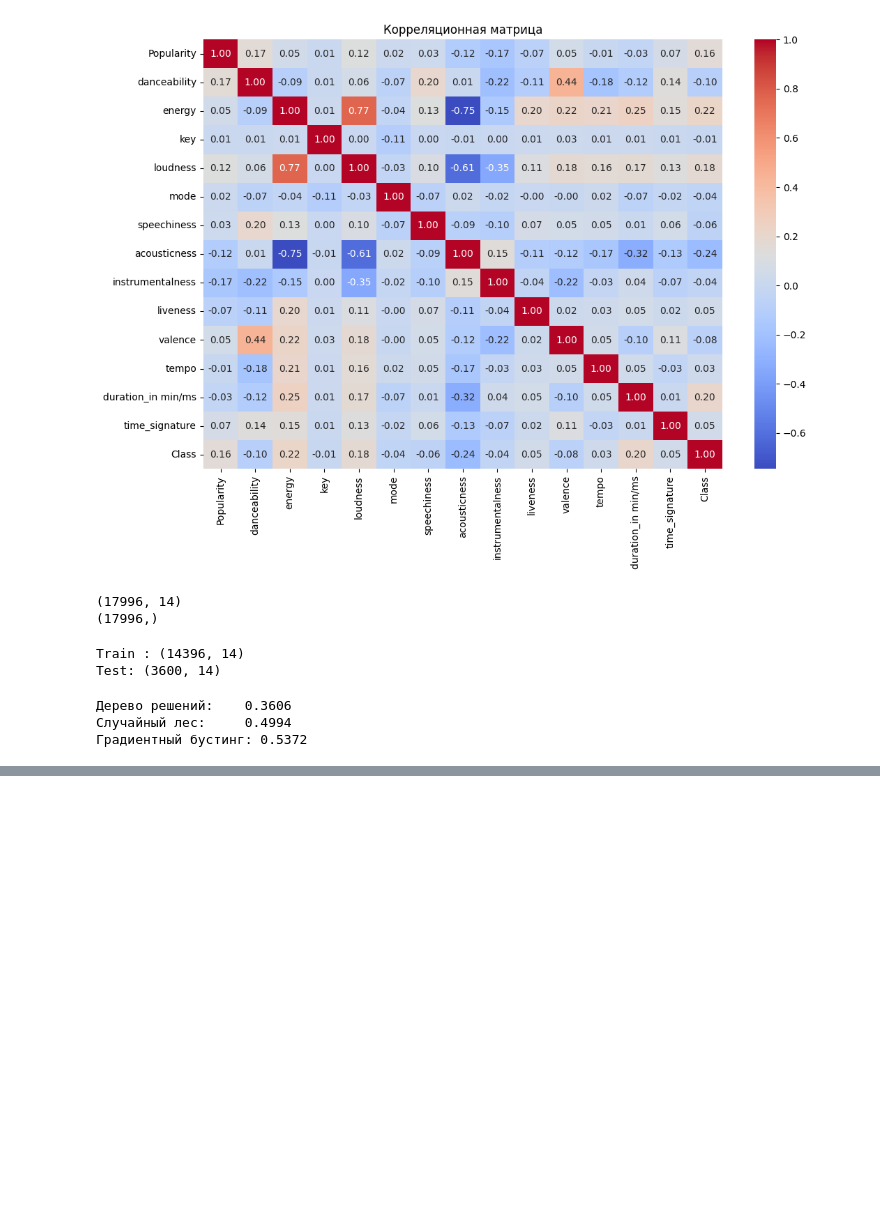
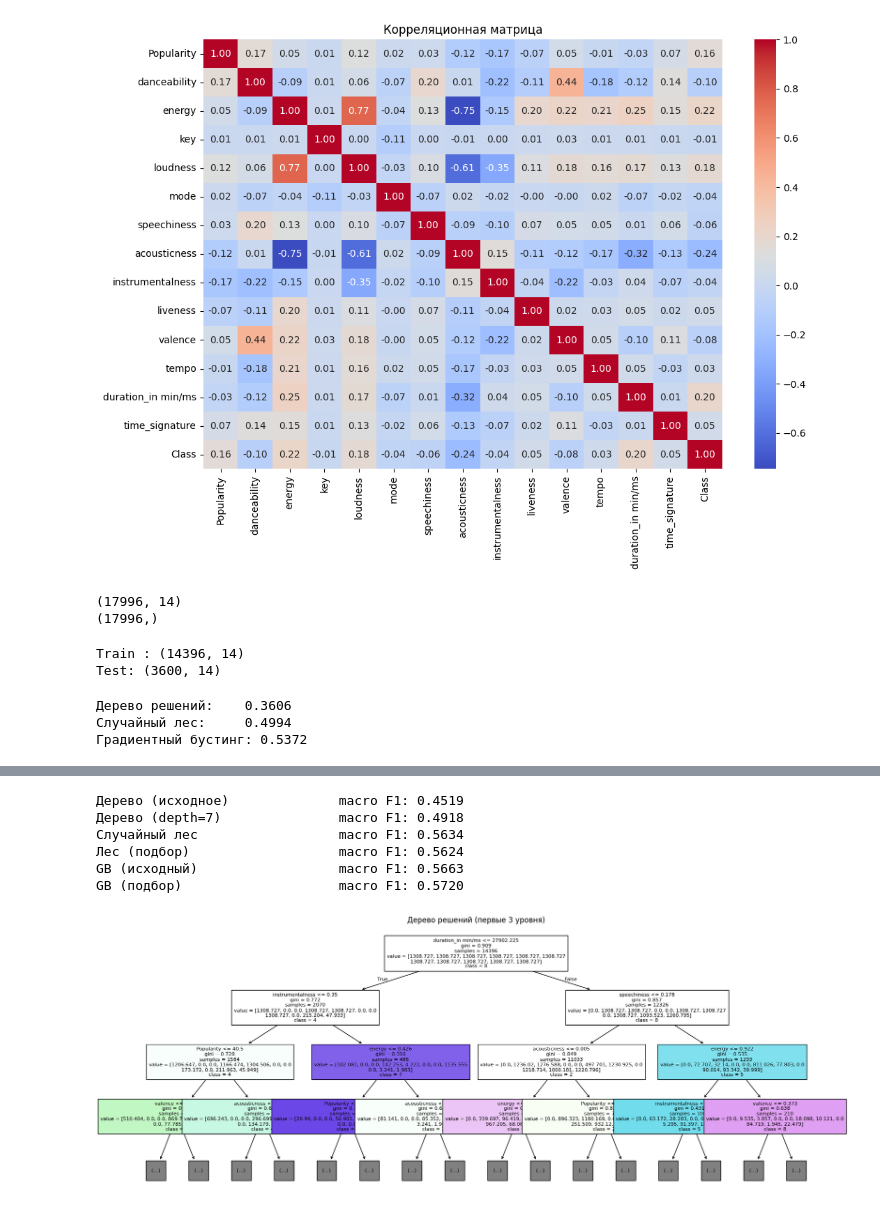
Before and after one commit to vzheltov/machine-learning, a Jupyter notebook: laba2/laba2.ipynb, the cells around one changed output, grey strips where cells are left out. Saved outputs shown, nothing was run; the diff lists cells and outputs as text; code cells hidden in the pictures; blank space fills up the shorter version.

```diff
--- a/laba2/laba2.ipynb
+++ b/laba2/laba2.ipynb
@@ -111,0 +173,7 @@ print(f"Градиентный бустинг: {accuracy_score(y_test, y_pred_gb
+# %%
+dt_best = DecisionTreeClassifier(max_depth=7, random_state=42, class_weight="balanced")
+dt_best.fit(X_train, y_train)
+y_pred_dt_best = dt_best.predict(X_test)
+
+print("=== Улучшенное дерево ===")
+print(classification_report(y_test, y_pred_dt_best))
@@ -111,0 +296,37 @@ print(f"Градиентный бустинг: {accuracy_score(y_test, y_pred_gb
+# %%
+from sklearn.metrics import f1_score
+
+results = {
+    "Дерево (исходное)": f1_score(y_test, y_pred_dt, average="macro"),
+    "Дерево (depth=7)": f1_score(y_test, y_pred_dt_best, average="macro"),
+    "Случайный лес": f1_score(y_test, y_pred_rf, average="macro"),
+    "Лес (подбор)": f1_score(y_test, y_pred_rf_tuned, average="macro"),
+    "GB (исходный)": f1_score(y_test, y_pred_gb, average="macro"),
+    "GB (подбор)": f1_score(y_test, y_pred_gb_tuned, average="macro"),
+}
+
+for name, score in results.items():
+    print(f"{name:30s} macro F1: {score:.4f}")
+# %% [output]
+Дерево (исходное)              macro F1: 0.4519
+Дерево (depth=7)               macro F1: 0.4918
+Случайный лес                  macro F1: 0.5634
+Лес (подбор)                   macro F1: 0.5624
+GB (исходный)                  macro F1: 0.5663
+GB (подбор)                    macro F1: 0.5720
+# %%
+from sklearn.tree import plot_tree
+
+plt.figure(figsize=(20, 8))
+plot_tree(
+    dt_best,
+    max_depth=3,  # показываем только верхние 3 уровня
+    feature_names=X.columns,
+    class_names=[str(c) for c in sorted(y.unique())],
+    filled=True,  # цветная заливка по классам
+    fontsize=8,
+)
+plt.title("Дерево решений (первые 3 уровня)")
+plt.show()
+# %% [output]
+[figure, added]
```
Also changed, not shown: parts of 6 cells of this notebook.
